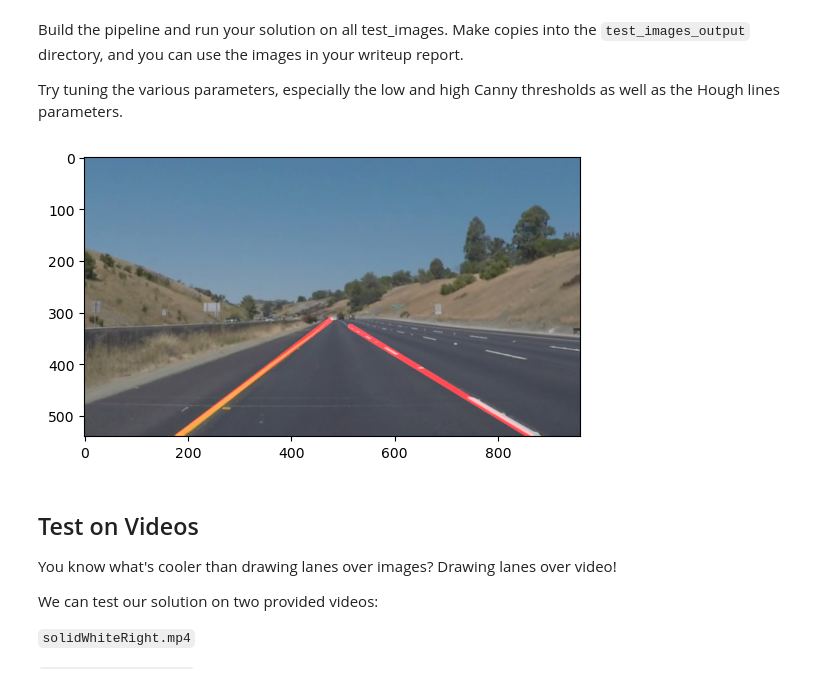
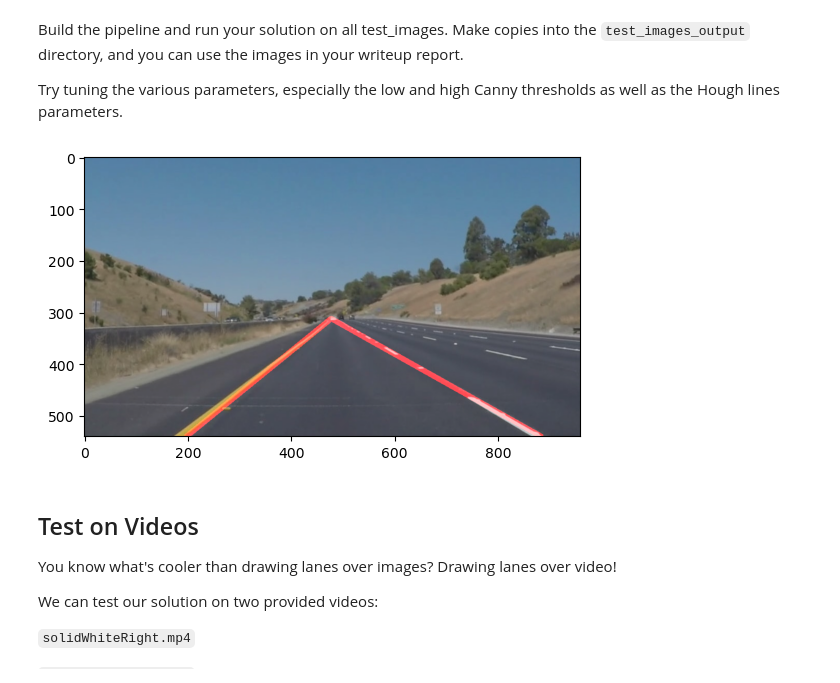
Before and after one commit to NishilBalar/CarND-LaneLines-P1, a Jupyter notebook: P1.ipynb, the cells around one changed output. Drawn from its saved outputs; the diff is of its cells as text; code cells hidden in the pictures.

```diff
--- a/P1.ipynb
+++ b/P1.ipynb
@@ -276,35 +267,70 @@ Try tuning the various parameters, especially the low and high Canny thresholds
 # %%
 # TODO: Build your pipeline that will draw lane lines on the test_images
 # then save them to the test_images_output directory.
 
 image_list = os.listdir("test_images/")
 n = 5
 image = mpimg.imread('test_images/' + image_list[n])
 
+mpimg.imsave('readme_image/' + 'read_test_image.jpg', image)
+
 #gray scale conversion
 gray = grayscale(image)
+mpimg.imsave('readme_image/' + 'gray_image.jpg', gray)
+
+#hsv image
+hsv_img = hsvscale(image)
+mpimg.imsave('readme_image/' + 'hsv_image.jpg', hsv_img)
+
+#range of color in HSV image
+lower_range_y = np.array([20,100,100])
+upper_range_y = np.array([30,255,255])
+lower_range_w = np.array([0,0,235])
+upper_range_w = np.array([255,255,255])
+
+# extract yellow and white part from the image
+yellow_part = cv2.inRange(hsv_img, lower_range_y, upper_range_y)
+white_part = cv2. inRange(hsv_img, lower_range_w, upper_range_w)
+
+whole_mask = cv2.bitwise_or(yellow_part, white_part)
+mpimg.imsave('readme_image/' + 'extract_yellow_white.jpg', whole_mask)
+
+# brightness reduction of gray image
+lower_brightness_gray = (gray / 2).astype('uint8')
+mpimg.imsave('readme_image/' + 'brightness_half_image.jpg', lower_brightness_gray)
+
+#boosted image
+boost_lane = cv2.bitwise_or(lower_brightness_gray, whole_mask)
+mpimg.imsave('readme_image/' + 'boosted_image.jpg', boost_lane)
+
 
 #gaussian blur
-blur_gray = gaussian_blur(gray, 5)
+blur_img = gaussian_blur(boost_lane, 5)
+mpimg.imsave('readme_image/' + 'blurred_image.jpg', blur_img)
 
 # canny edge detection apply
-edges = canny(blur_gray, 140, 150)
+edges = canny(blur_img, 60, 150)
+mpimg.imsave('readme_image/' + 'edged_image.jpg', edges)
 
 # masked edges
-vertices = np.array([[(150, 540), (450,310), (500,310), (870,540)]], dtype=np.int32)
+vertices = np.array([[(0, 540), (450,315), (500,315), (960,540)]], dtype=np.int32)
 masked_edges = region_of_interest(edges, vertices)
+mpimg.imsave('readme_image/' + 'masked_image.jpg', masked_edges)
 
 # hough lines
-color_edges = hough_lines(masked_edges, 1, np.pi/180, 15, 40,20)
+color_edges = hough_lines(masked_edges, 3, np.pi/180, 40, 70,250)
+mpimg.imsave('readme_image/' + 'hough_line.jpg', color_edges)
 # hough_lines(img, rho, theta, threshold, min_line_len, max_line_gap)
 
 # drawing line on edges image
 line_edge =  weighted_img(color_edges, image)
+mpimg.imsave('readme_image/' + 'lane_line_detect.jpg', line_edge)
+
 
 plt.imshow(line_edge)
 mpimg.imsave('test_images_output/' + image_list[n], line_edge)
 # %% [output]
-[figure, old version]
+[figure, new version]
 # %% [markdown]
 ## Test on Videos
 
```
Also changed, not shown: parts of 5 cells of this notebook.
